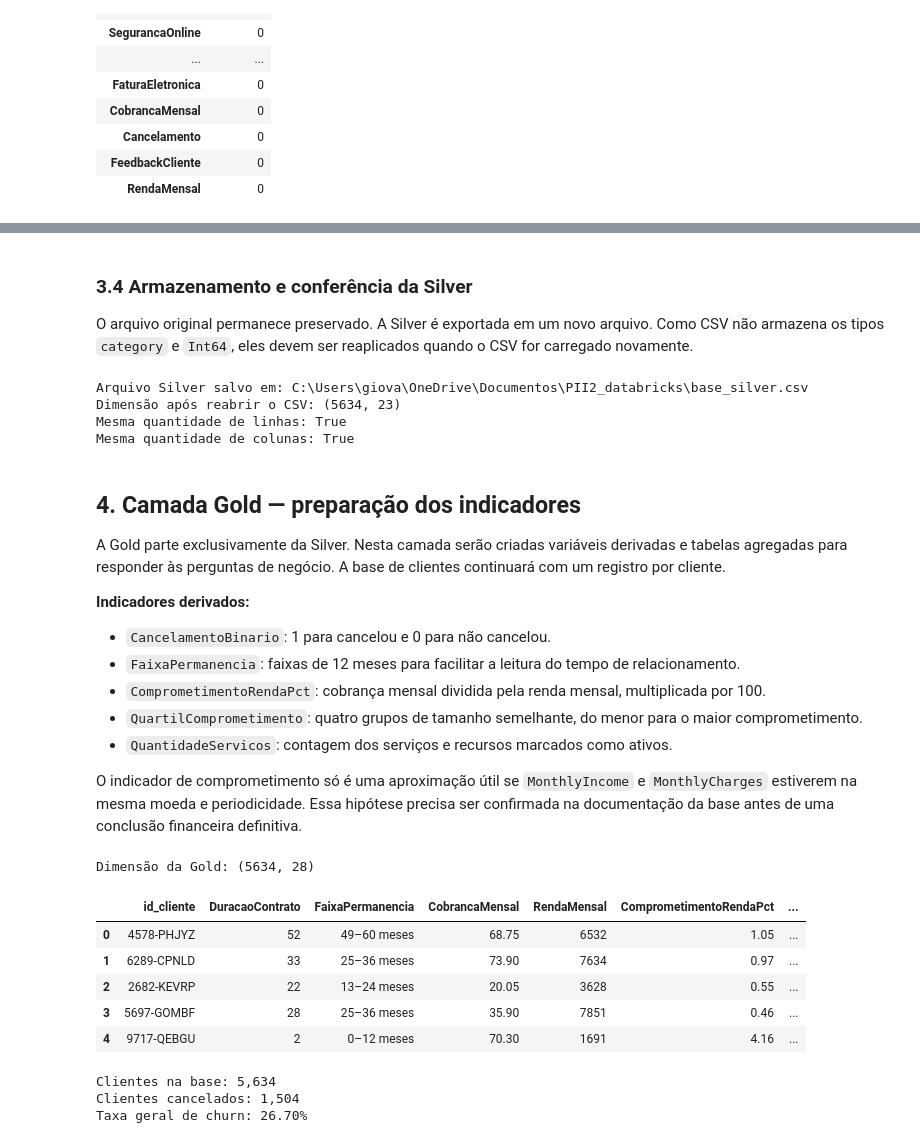
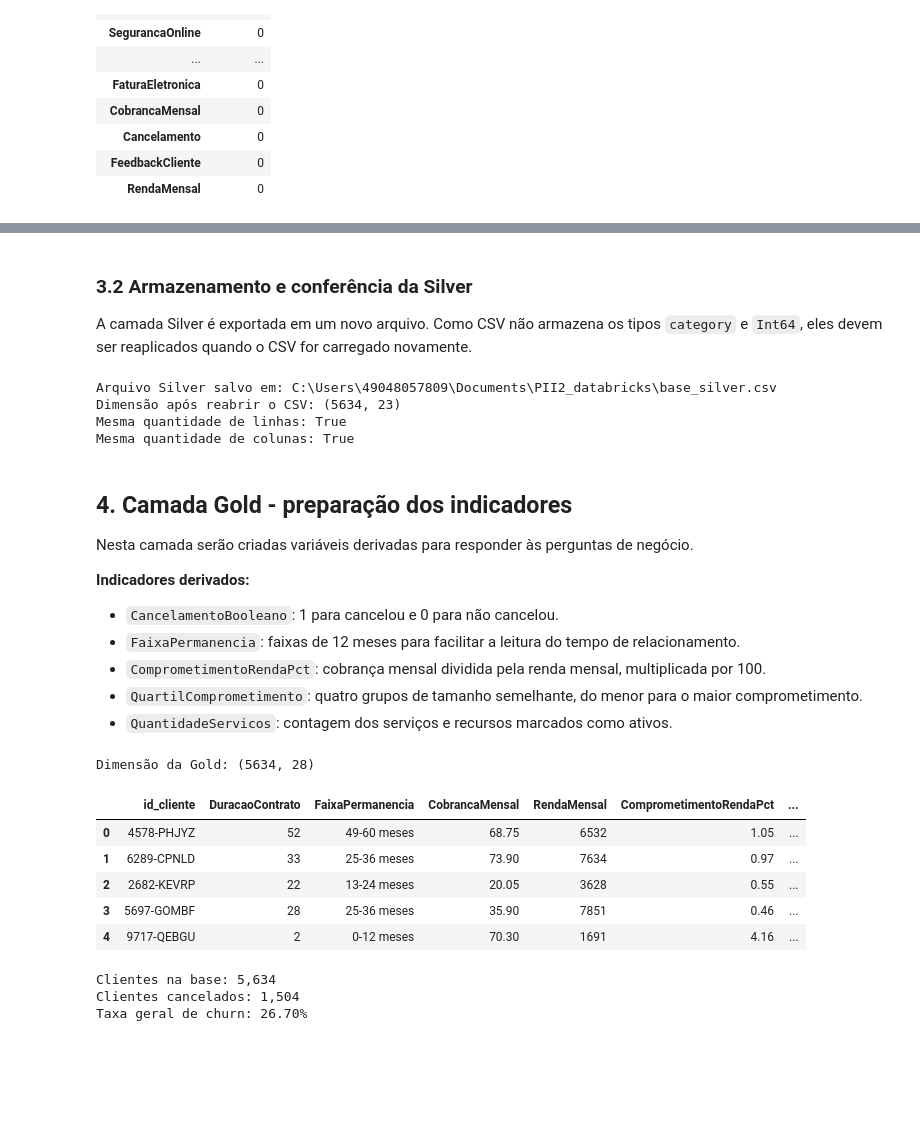
Before and after one commit to VannaGilio/PII2_databricks, a Jupyter notebook: tratativas.ipynb, the cells around one changed output, grey strips where cells are left out. Cells and saved outputs as stored; diff of their text form; code cells hidden in the pictures; blank space fills up the shorter version.

```diff
--- a/tratativas.ipynb
+++ b/tratativas.ipynb
@@ -71,12 +123,12 @@ Arquivo localizado: C:\Users\giova\OneDrive\Documentos\PII2_databricks\history.c
 
 A Bronze é uma cópia fiel do arquivo de origem. Nesta etapa, não renomeamos, convertemos nem preenchemos valores. O objetivo é entender a estrutura e registrar os problemas antes do tratamento.
 # %%
-# Leitura do CSV original. O arquivo utiliza vírgula como delimitador.
-df_bronze = pd.read_csv(CAMINHO_CSV, encoding="utf-8", sep=",")
+# Leitura do CSV
+df_bronze = pd.read_csv('history.csv', encoding="utf-8", sep=",")
 
 print("Dimensão da camada Bronze:", df_bronze.shape)
-display(df_bronze.head())
-display(df_bronze.tail())
+df_bronze.head()
+df_bronze.tail()
 # %% [output]
 Dimensão da camada Bronze: (5634, 23)
 |  | customerID | gender | SeniorCitizen | Partner | Dependents | tenure | PhoneService | MultipleLines | ... |
@@ -168,11 +237 @@ Linhas totalmente duplicadas: 0
 customerID duplicados: 0
-# %%
-# Verificação inicial das categorias e de valores suspeitos.
-colunas_categoricas_bronze = df_bronze.select_dtypes(include="object").columns.tolist()
-for coluna in colunas_categoricas_bronze:
-    if coluna != "CustomerFeedback":
-        print(f"\\n{coluna} — valores encontrados:")
-        print(df_bronze[coluna].value_counts(dropna=False).to_dict())
-
-print("\\nValores originais de tenure:")
-print(df_bronze["tenure"].value_counts(dropna=False).tail(10))
@@ -273,6 +257,6 @@ A Silver será criada a partir de `df_bronze.copy()`. A Bronze permanece intacta
 # %%
 # Mapeamento dos nomes originais para nomes em português.
-mapa_colunas = {
+traducao_colunas = {
     "customerID": "id_cliente",
     "gender": "Genero",
     "SeniorCitizen": "Senioridade",
@@ -298,7 +282,7 @@ mapa_colunas = {
     "MonthlyIncome": "RendaMensal",
 }
 
-df_silver = df_bronze.copy().rename(columns=mapa_colunas)
+df_silver = df_bronze.copy().rename(columns=traducao_colunas)
 print("Dimensão inicial da Silver:", df_silver.shape)
 # %% [output]
 Dimensão inicial da Silver: (5634, 23)
@@ -570,7 +409,7 @@ display(dicionario_silver)
 # %% [markdown]
-### 3.4 Armazenamento e conferência da Silver
+### 3.2 Armazenamento e conferência da Silver
 
-O arquivo original permanece preservado. A Silver é exportada em um novo arquivo. Como CSV não armazena os tipos `category` e `Int64`, eles devem ser reaplicados quando o CSV for carregado novamente.
+A camada Silver é exportada em um novo arquivo. Como CSV não armazena os tipos `category` e `Int64`, eles devem ser reaplicados quando o CSV for carregado novamente.
 # %%
 CAMINHO_SILVER = Path("base_silver.csv")
 df_silver.to_csv(CAMINHO_SILVER, index=False, encoding="utf-8-sig")
@@ -582,31 +421,29 @@ print("Dimensão após reabrir o CSV:", df_silver_conferencia.shape)
 print("Mesma quantidade de linhas:", len(df_silver_conferencia) == len(df_silver))
 print("Mesma quantidade de colunas:", df_silver_conferencia.shape[1] == df_silver.shape[1])
 # %% [output]
-Arquivo Silver salvo em: C:\Users\giova\OneDrive\Documentos\PII2_databricks\base_silver.csv
+Arquivo Silver salvo em: C:\Users\49048057809\Documents\PII2_databricks\base_silver.csv
 Dimensão após reabrir o CSV: (5634, 23)
 Mesma quantidade de linhas: True
 Mesma quantidade de colunas: True
 # %% [markdown]
-## 4. Camada Gold — preparação dos indicadores
+## 4. Camada Gold - preparação dos indicadores
 
-A Gold parte exclusivamente da Silver. Nesta camada serão criadas variáveis derivadas e tabelas agregadas para responder às perguntas de negócio. A base de clientes continuará com um registro por cliente.
+Nesta camada serão criadas variáveis derivadas para responder às perguntas de negócio.
 
 **Indicadores derivados:**
-- `CancelamentoBinario`: 1 para cancelou e 0 para não cancelou.
+- `CancelamentoBooleano`: 1 para cancelou e 0 para não cancelou.
 - `FaixaPermanencia`: faixas de 12 meses para facilitar a leitura do tempo de relacionamento.
 - `ComprometimentoRendaPct`: cobrança mensal dividida pela renda mensal, multiplicada por 100.
 - `QuartilComprometimento`: quatro grupos de tamanho semelhante, do menor para o maior comprometimento.
 - `QuantidadeServicos`: contagem dos serviços e recursos marcados como ativos.
-
-O indicador de comprometimento só é uma aproximação útil se `MonthlyIncome` e `MonthlyCharges` estiverem na mesma moeda e periodicidade. Essa hipótese precisa ser confirmada na documentação da base antes de uma conclusão financeira definitiva.
 # %%
 df_gold = df_silver.copy()
 
 # Indicador binário para facilitar cálculos de taxa.
-df_gold["CancelamentoBinario"] = df_gold["Cancelamento"].map({"No": 0, "Yes": 1}).astype("Int64")
+df_gold["CancelamentoBooleano"] = df_gold["Cancelamento"].map({"No": 0, "Yes": 1}).astype("Int64")
 
 # Faixas de permanência: 0-12, 13-24, ..., 61-72 meses.
-faixas_tenure = ["0–12 meses", "13–24 meses", "25–36 meses", "37–48 meses", "49–60 meses", "61–72 meses"]
+faixas_tenure = ["0-12 meses", "13-24 meses", "25-36 meses", "37-48 meses", "49-60 meses", "61-72 meses"]
 df_gold["FaixaPermanencia"] = pd.cut(
     df_gold["DuracaoContrato"].astype("float64"),
     bins=[-1, 12, 24, 36, 48, 60, 72],
@@ -614,43 +451,43 @@ df_gold["FaixaPermanencia"] = pd.cut(
     include_lowest=True
 )
 
-# Comprometimento da renda. Rendas nulas ou não positivas geram NA.
+# Comprometimento da renda.
 mascara_renda_valida = df_gold["RendaMensal"].notna() & df_gold["RendaMensal"].gt(0)
 df_gold["ComprometimentoRendaPct"] = np.where(
     mascara_renda_valida,
     df_gold["CobrancaMensal"] / df_gold["RendaMensal"] * 100,
     np.nan
 )
 
 labels_quartis = ["Q1 — menor", "Q2", "Q3", "Q4 — maior"]
 df_gold["QuartilComprometimento"] = pd.qcut(
     df_gold["ComprometimentoRendaPct"], q=4, labels=labels_quartis
 )
 
 # Contagem de recursos/serviços ativos. DSL e Fiber optic contam como internet ativa.
 mapa_servicos = {
     "Telefone": df_gold["ServicoTelefonico"].eq("Yes"),
     "Múltiplas linhas": df_gold["MultiplasLinhas"].eq("Yes"),
     "Internet": df_gold["ServicoInternet"].isin(["DSL", "Fiber optic"]),
     "Segurança online": df_gold["SegurancaOnline"].eq("Yes"),
     "Backup online": df_gold["BackupOnline"].eq("Yes"),
     "Proteção do dispositivo": df_gold["ProtecaoDispositivo"].eq("Yes"),
     "Suporte técnico": df_gold["SuporteTecnico"].eq("Yes"),
     "Streaming de TV": df_gold["StreamingTV"].eq("Yes"),
     "Streaming de filmes": df_gold["StreamingFilmes"].eq("Yes"),
 }
 df_gold["QuantidadeServicos"] = pd.DataFrame(mapa_servicos, index=df_gold.index).sum(axis=1).astype("Int64")
 
 print("Dimensão da Gold:", df_gold.shape)
 display(df_gold[["id_cliente", "DuracaoContrato", "FaixaPermanencia", "CobrancaMensal", "RendaMensal", "ComprometimentoRendaPct", "QuantidadeServicos", "Cancelamento"]].head())
 # %% [output]
 Dimensão da Gold: (5634, 28)
 |  | id_cliente | DuracaoContrato | FaixaPermanencia | CobrancaMensal | RendaMensal | ComprometimentoRendaPct | ... |
-| 0 | 4578-PHJYZ | 52 | 49–60 meses | 68.75 | 6532 | 1.05 | ... |
-| 1 | 6289-CPNLD | 33 | 25–36 meses | 73.90 | 7634 | 0.97 | ... |
-| 2 | 2682-KEVRP | 22 | 13–24 meses | 20.05 | 3628 | 0.55 | ... |
-| 3 | 5697-GOMBF | 28 | 25–36 meses | 35.90 | 7851 | 0.46 | ... |
-| 4 | 9717-QEBGU | 2 | 0–12 meses | 70.30 | 1691 | 4.16 | ... |
+| 0 | 4578-PHJYZ | 52 | 49-60 meses | 68.75 | 6532 | 1.05 | ... |
+| 1 | 6289-CPNLD | 33 | 25-36 meses | 73.90 | 7634 | 0.97 | ... |
+| 2 | 2682-KEVRP | 22 | 13-24 meses | 20.05 | 3628 | 0.55 | ... |
+| 3 | 5697-GOMBF | 28 | 25-36 meses | 35.90 | 7851 | 0.46 | ... |
+| 4 | 9717-QEBGU | 2 | 0-12 meses | 70.30 | 1691 | 4.16 | ... |
 # %%
 # Tabela geral de churn.
 resumo_geral = pd.DataFrame({
```
Also changed, not shown: parts of 55 cells of this notebook, 11 other files.
